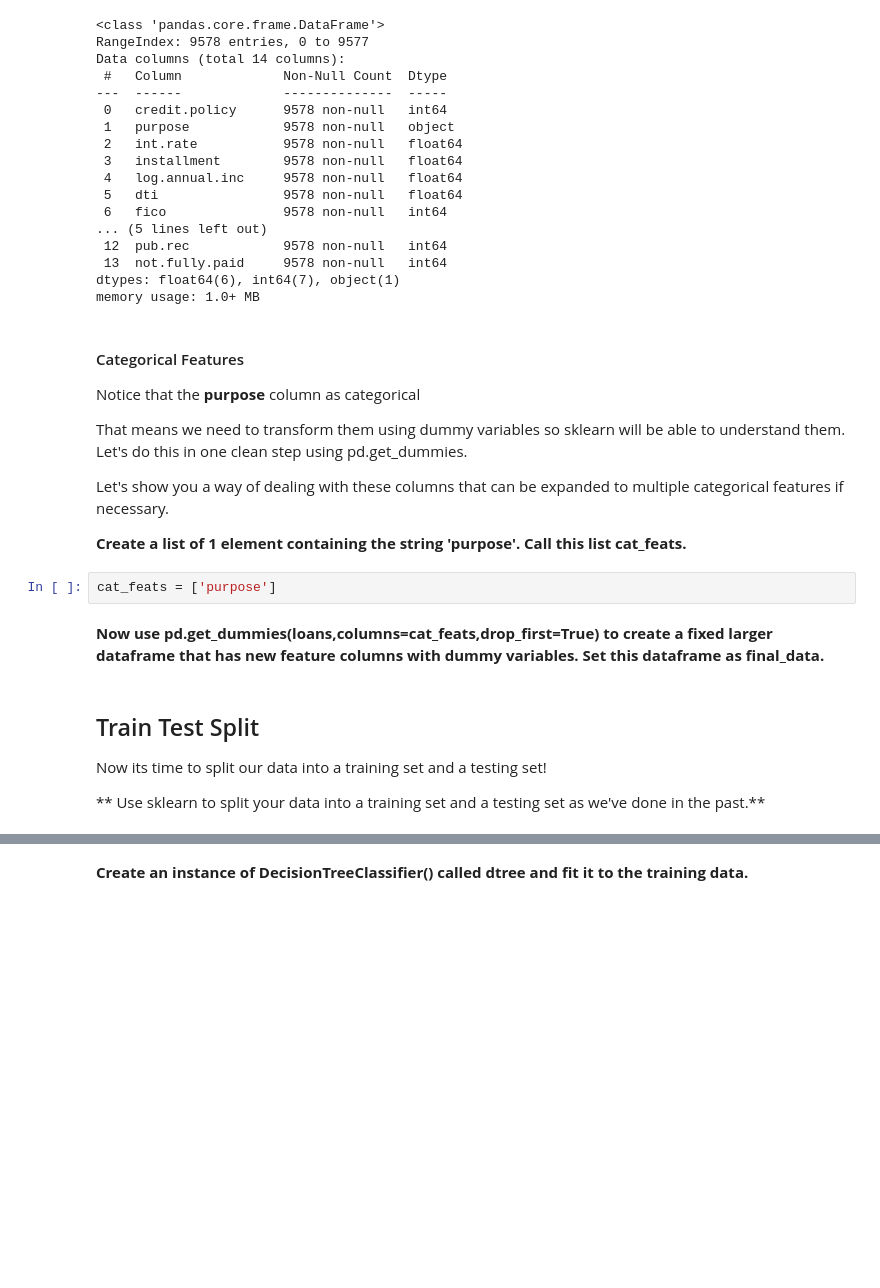
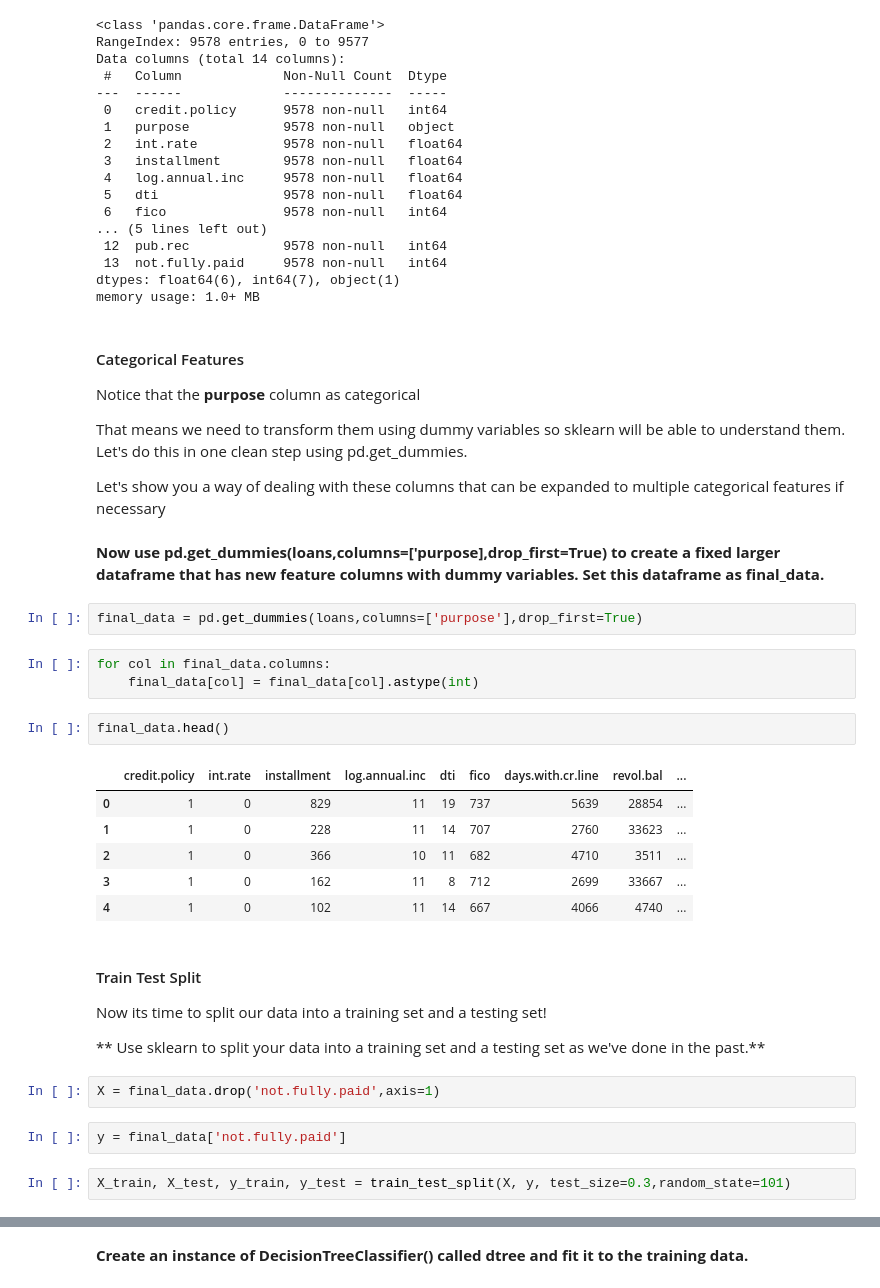
Before and after one commit to depa-tto/Machine-Learning-course, a Jupyter notebook: machine_learning/decision_trees/decision_trees_practice.ipynb, the cells around one changed output, grey strips where cells are left out. Drawn from its saved outputs; the diff is of its cells as text; blank space fills up the shorter version.

```diff
--- a/machine_learning/decision_trees/decision_trees_practice.ipynb
+++ b/machine_learning/decision_trees/decision_trees_practice.ipynb
@@ -158,17 +158,33 @@ Notice that the **purpose** column as categorical
 
 That means we need to transform them using dummy variables so sklearn will be able to understand them. Let's do this in one clean step using pd.get_dummies.
 
-Let's show you a way of dealing with these columns that can be expanded to multiple categorical features if necessary.
-
-**Create a list of 1 element containing the string 'purpose'. Call this list cat_feats.**
+Let's show you a way of dealing with these columns that can be expanded to multiple categorical features if necessary
-# %%
-cat_feats = ['purpose']
 # %% [markdown]
-**Now use pd.get_dummies(loans,columns=cat_feats,drop_first=True) to create a fixed larger dataframe that has new feature columns with dummy variables. Set this dataframe as final_data.**
+**Now use pd.get_dummies(loans,columns=['purpose],drop_first=True) to create a fixed larger dataframe that has new feature columns with dummy variables. Set this dataframe as final_data.**
+# %%
+final_data = pd.get_dummies(loans,columns=['purpose'],drop_first=True)
+# %%
+for col in final_data.columns:
+    final_data[col] = final_data[col].astype(int)
+# %%
+final_data.head()
+# %% [output]
+|  | credit.policy | int.rate | installment | log.annual.inc | dti | fico | days.with.cr.line | revol.bal | ... |
+| 0 | 1 | 0 | 829 | 11 | 19 | 737 | 5639 | 28854 | ... |
+| 1 | 1 | 0 | 228 | 11 | 14 | 707 | 2760 | 33623 | ... |
+| 2 | 1 | 0 | 366 | 10 | 11 | 682 | 4710 | 3511 | ... |
+| 3 | 1 | 0 | 162 | 11 | 8 | 712 | 2699 | 33667 | ... |
+| 4 | 1 | 0 | 102 | 11 | 14 | 667 | 4066 | 4740 | ... |
 # %% [markdown]
-## Train Test Split
+#### Train Test Split
 
 Now its time to split our data into a training set and a testing set!
 
 ** Use sklearn to split your data into a training set and a testing set as we've done in the past.**
+# %%
+X = final_data.drop('not.fully.paid',axis=1)
+# %%
+y = final_data['not.fully.paid']
+# %%
+X_train, X_test, y_train, y_test = train_test_split(X, y, test_size=0.3,random_state=101)
 # %% [markdown]
```
Also changed, not shown: parts of 25 cells of this notebook.
